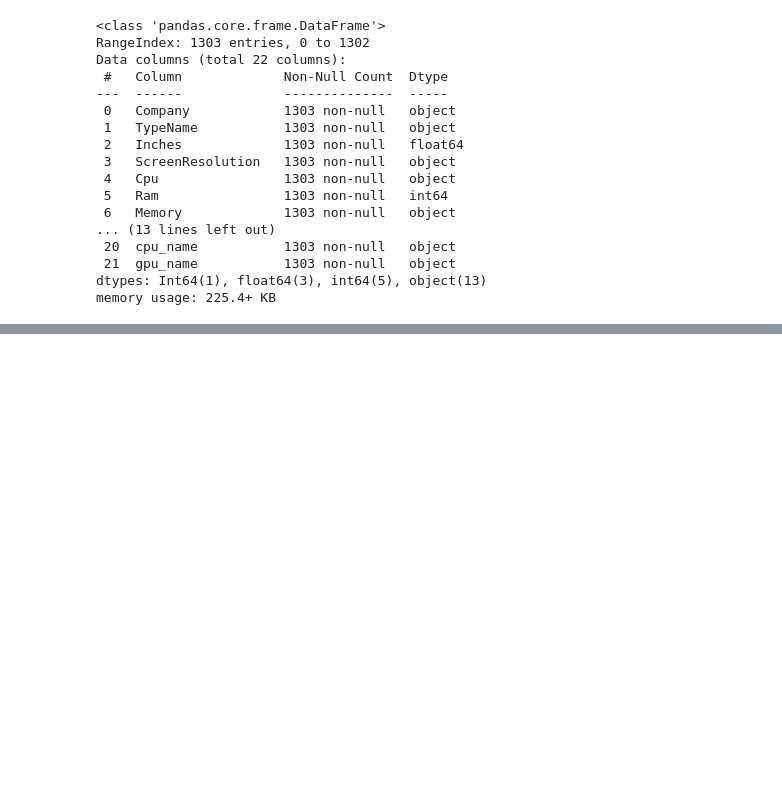
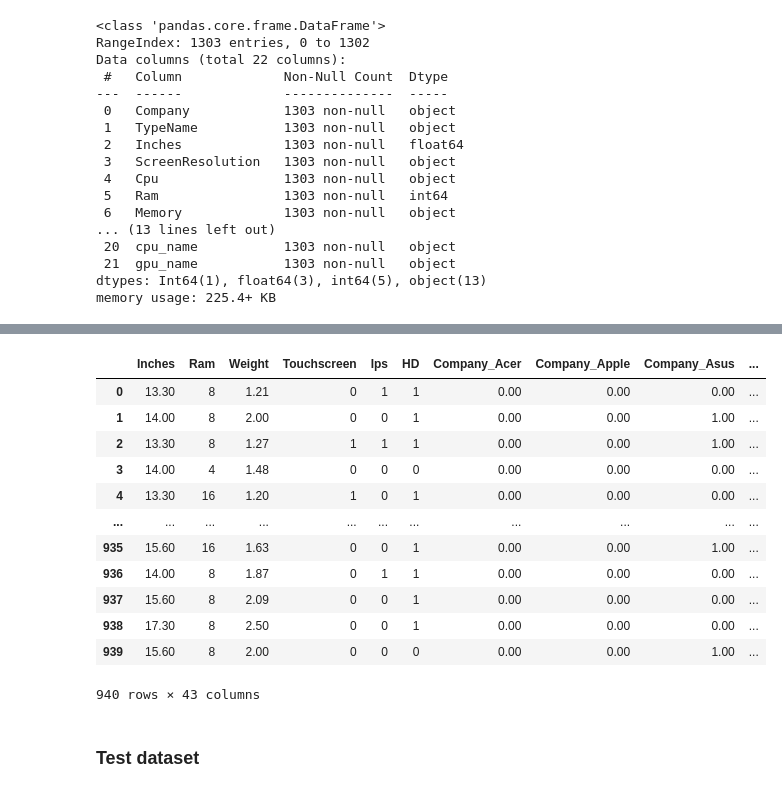
Before and after one commit to Ddasunsandeepa/laptop_price_predictor_project, a Jupyter notebook: notebooks/FC212036_Dileesha/DecisionTree.ipynb, the cells around one changed output, grey strips where cells are left out. Drawn from its saved outputs; the diff is of its cells as text; code cells hidden in the pictures; blank space fills up the shorter version.

```diff
--- a/notebooks/FC212036_Dileesha/DecisionTree.ipynb
+++ b/notebooks/FC212036_Dileesha/DecisionTree.ipynb
@@ -574,0 +674,2 @@ print(numerical_features)
+# %%
+categorical_features = [x for x in df.columns if df[x].dtype == 'object']
@@ -574,0 +684,5 @@ print(numerical_features)
+# %%
+features = df.columns.drop("Price")
+target = "Price"
+X_train, X_test, y_train, y_test = train_test_split(df[features], df[target], train_size=0.85, test_size=0.15, random_state=1234)
+X_train, X_val, y_train, y_val = train_test_split(X_train, y_train, train_size=0.85, test_size=0.15, random_state=1234)
@@ -574,0 +691,16 @@ print(numerical_features)
+# %%
+def apply_ohe(ohe: OneHotEncoder, X: pd.DataFrame, cat_features: list):
+    encoded_array = ohe.transform(X[cat_features])
+    encoded_df = pd.DataFrame(
+        encoded_array,
+        columns=ohe.get_feature_names_out(cat_features)
+    )
+    X.drop(columns=cat_features, inplace=True)
+    X = pd.concat(
+        [
+            X.reset_index(drop=True),
+            encoded_df.reset_index(drop=True)
+        ],
+        axis=1
+    )
+    return X
@@ -574,0 +709,20 @@ print(numerical_features)
+# %%
+X_train = apply_ohe(ohe, X_train.copy(), categorical_features)
+# %%
+X_train
+# %% [output]
+|  | Inches | Ram | Weight | Touchscreen | Ips | HD | Company_Acer | Company_Apple | Company_Asus | ... |
+| 0 | 13.30 | 8 | 1.21 | 0 | 1 | 1 | 0.00 | 0.00 | 0.00 | ... |
+| 1 | 14.00 | 8 | 2.00 | 0 | 0 | 1 | 0.00 | 0.00 | 1.00 | ... |
+| 2 | 13.30 | 8 | 1.27 | 1 | 1 | 1 | 0.00 | 0.00 | 1.00 | ... |
+| 3 | 14.00 | 4 | 1.48 | 0 | 0 | 0 | 0.00 | 0.00 | 0.00 | ... |
+| 4 | 13.30 | 16 | 1.20 | 1 | 0 | 1 | 0.00 | 0.00 | 0.00 | ... |
+| ... | ... | ... | ... | ... | ... | ... | ... | ... | ... | ... |
+| 935 | 15.60 | 16 | 1.63 | 0 | 0 | 1 | 0.00 | 0.00 | 1.00 | ... |
+| 936 | 14.00 | 8 | 1.87 | 0 | 1 | 1 | 0.00 | 0.00 | 0.00 | ... |
+| 937 | 15.60 | 8 | 2.09 | 0 | 0 | 1 | 0.00 | 0.00 | 0.00 | ... |
+| 938 | 17.30 | 8 | 2.50 | 0 | 0 | 1 | 0.00 | 0.00 | 0.00 | ... |
+| 939 | 15.60 | 8 | 2.00 | 0 | 0 | 0 | 0.00 | 0.00 | 1.00 | ... |
+940 rows × 43 columns
+# %% [markdown]
+### Test dataset
```
Also changed, not shown: parts of 32 cells of this notebook.
